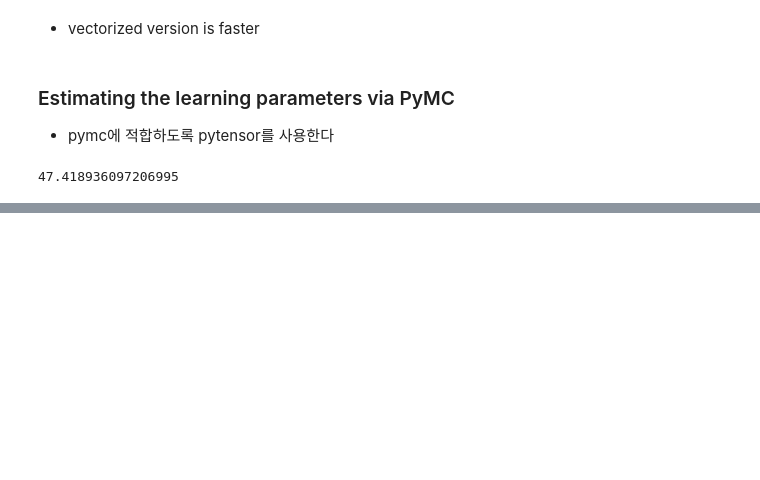
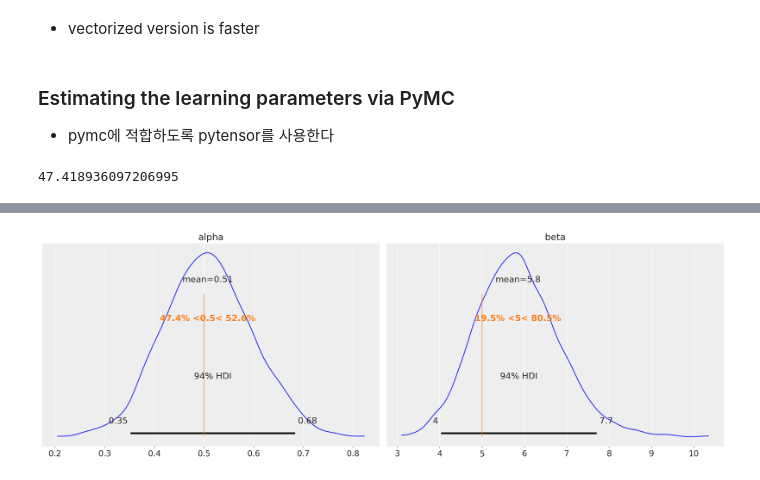
Before and after one commit to HyunsuLee/Bayes_programming_exercise, a Jupyter notebook: PyMC3tutorial/RL model to Behavioral with pymc.ipynb, the cells around one changed output, grey strips where cells are left out. Saved outputs shown, nothing was run; the diff lists cells and outputs as text; code cells hidden in the pictures; blank space fills up the shorter version.

```diff
--- a/PyMC3tutorial/RL model to Behavioral with pymc.ipynb
+++ b/PyMC3tutorial/RL model to Behavioral with pymc.ipynb
@@ -237,0 +275,4 @@ float(result)
+# %%
+az.plot_posterior(data=tr, ref_val=[true_alpha, true_beta]);
+# %% [output]
+[figure, added]
```
Also changed, not shown: parts of 10 cells of this notebook, 2 other files.
